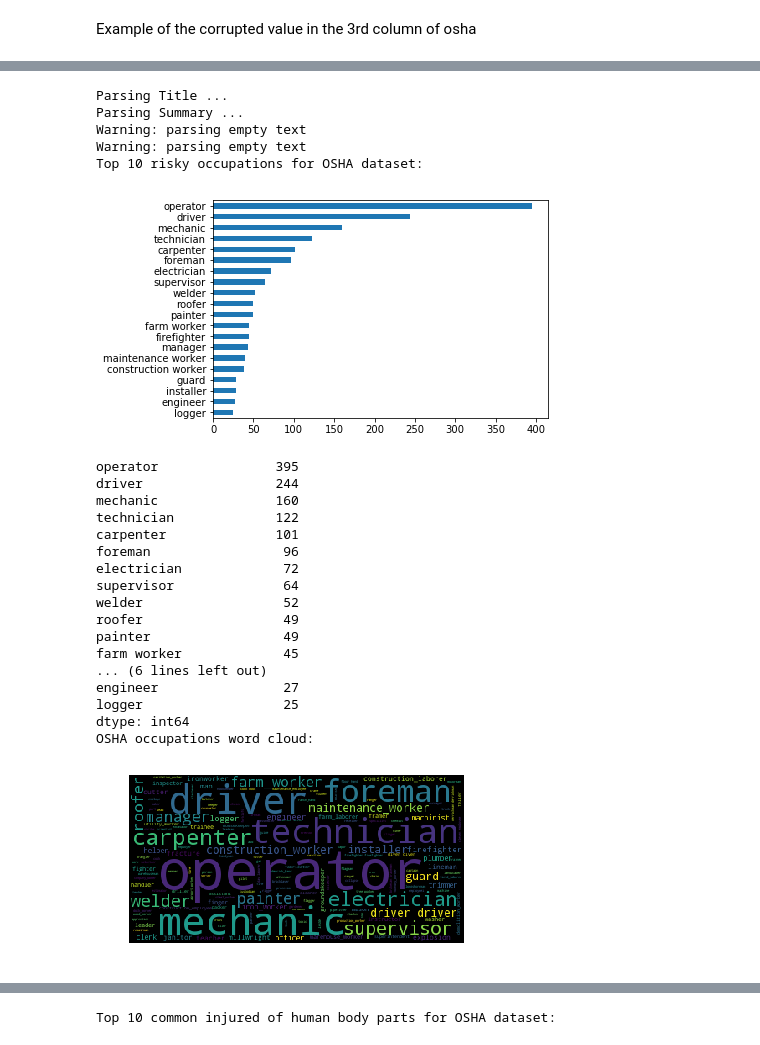
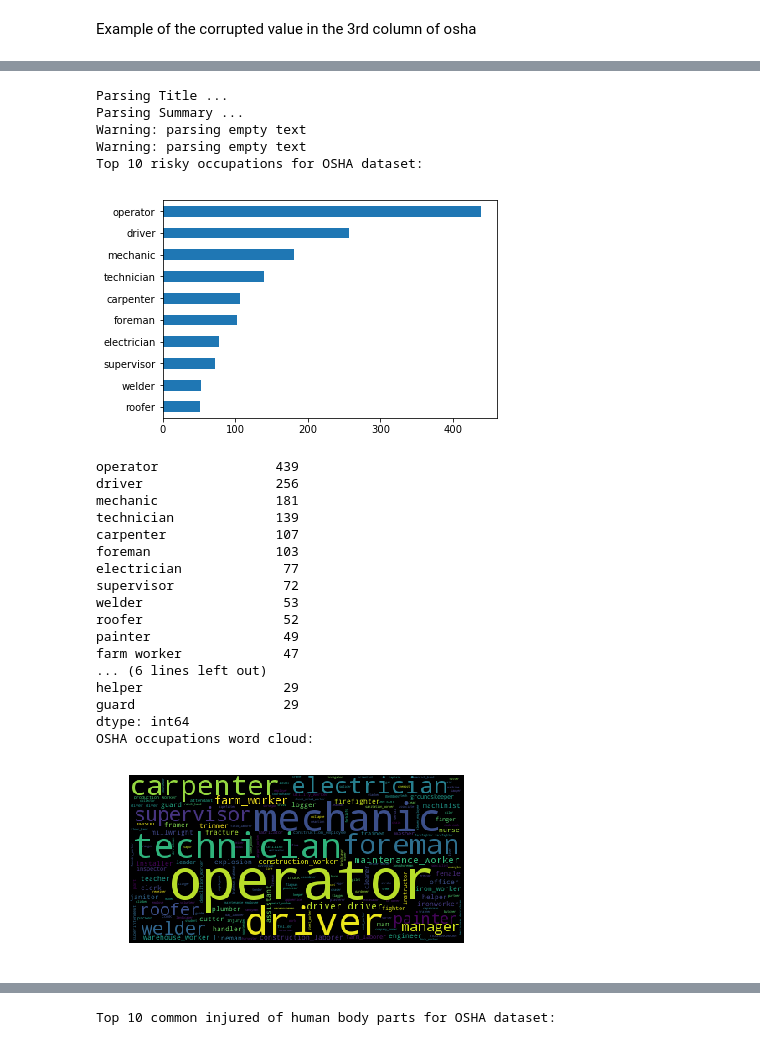
Before and after one commit to mikelkl/learning-artificial-intelligence, a Jupyter notebook: natural-language-processing/text-mining/classification_and_information_extraction_for_construction_accidents.ipynb, the cells around one changed output, grey strips where cells are left out. Saved outputs shown, nothing was run; the diff lists cells and outputs as text; code cells hidden in the pictures.

```diff
--- a/natural-language-processing/text-mining/classification_and_information_extraction_for_construction_accidents.ipynb
+++ b/natural-language-processing/text-mining/classification_and_information_extraction_for_construction_accidents.ipynb
@@ -246,11 +515,12 @@ For example, truck driver and driver are all grouped to driver
 # %%
+import pandas as pd
 import matplotlib.pyplot as plt
+import nltk
 from wordcloud import WordCloud
 from ast import literal_eval
 
 wnl = nltk.WordNetLemmatizer()  # initialize Lemmatizer
 
-# FIXME rules cannot match all the situations
 # chunk sequences of proper nouns phrase
 grammar_title = '''
 NP: {<NN.*>+}
@@ -260,12 +530,13 @@ cp_title = nltk.RegexpParser(grammar_title)
 
 grammar_summary = '''
 NP: {<NN.*>+}
-CLAUSE: {<\#><CD><DT>?<NP>}
+CLAUSE: {<\#><CD><DT>?<JJ>*<NP>}
 '''
 cp_summary = nltk.RegexpParser(grammar_summary)
 
 stops = ['employee', 'worker', 'laborer', 'owner', 'coworker', 'contractor']  # meaningless occupation term list
 errors = ['age', 'hand', 'male']
+
 
 def trasverse_tree(chunked):
     for n1 in chunked:
@@ -274,8 +545,8 @@ def trasverse_tree(chunked):
                 if isinstance(n2, nltk.tree.Tree) and n2.label() == 'NP':
                     lem = [wnl.lemmatize(w) for w, t in n2]
                     # reject 'worker' but accept 'farm worker'
-                    if lem[0] not in (stops+errors):
-                        if len(lem) > 1 and lem[-1] not in (stops+errors):
+                    if lem[0] not in (stops + errors):
+                        if len(lem) > 1 and lem[-1] not in (stops + errors):
                             lem = [lem[-1]]
                         return ' '.join(lem)
 
@@ -304,51 +575,51 @@ def parse_summary_occupation(text):
 
 
 print('Parsing Title ...')
 osha_title_occupation = osha.Title_POS.apply(parse_title_occupation)
 
 print('Parsing Summary ...')
 osha_summary_occupation = osha[osha_title_occupation.isnull()]['Summary_POS'].apply(parse_summary_occupation)
 
 osha_title_occupation = osha_title_occupation.dropna()  # remove all None value
 osha_summary_occupation = osha_summary_occupation.dropna()  # remove all None value
 osha_occupation = pd.concat([osha_title_occupation, osha_summary_occupation])  # Concatenating together
 
 # visualization
 print('Top 10 risky occupations for OSHA dataset:')
 osha_occupation_count = osha_occupation.groupby(osha_occupation).size().sort_values(ascending=False)
-osha_occupation_count.head(20).plot(kind='barh')
+osha_occupation_count.head(10).plot(kind='barh')
 plt.gca().invert_yaxis()
 plt.show()
 print(osha_occupation_count.head(20))
 print('OSHA occupations word cloud:')
 osha_word_string = ' '.join([w.replace(' ', '_') for w in osha_occupation])
 osha_word_cloud = WordCloud().generate(osha_word_string)
 plt.imshow(osha_word_cloud)
 plt.axis('off')
 plt.show()
 # %% [output]
 Parsing Title ...
 Parsing Summary ...
 Warning: parsing empty text
 Warning: parsing empty text
 Top 10 risky occupations for OSHA dataset:
-[figure, old version]
+[figure, new version]
-operator               395
-driver                 244
-mechanic               160
-technician             122
-carpenter              101
-foreman                 96
-electrician             72
-supervisor              64
-welder                  52
-roofer                  49
+operator               439
+driver                 256
+mechanic               181
+technician             139
+carpenter              107
+foreman                103
+electrician             77
+supervisor              72
+welder                  53
+roofer                  52
 painter                 49
-farm worker             45
+farm worker             47
 ... (6 lines left out)
-engineer                27
-logger                  25
+helper                  29
+guard                   29
 dtype: int64
 OSHA occupations word cloud:
-[figure, old version]
+[figure, new version]
 # %% [markdown]
```
Also changed, not shown: parts of 17 cells of this notebook, 8 other files.
